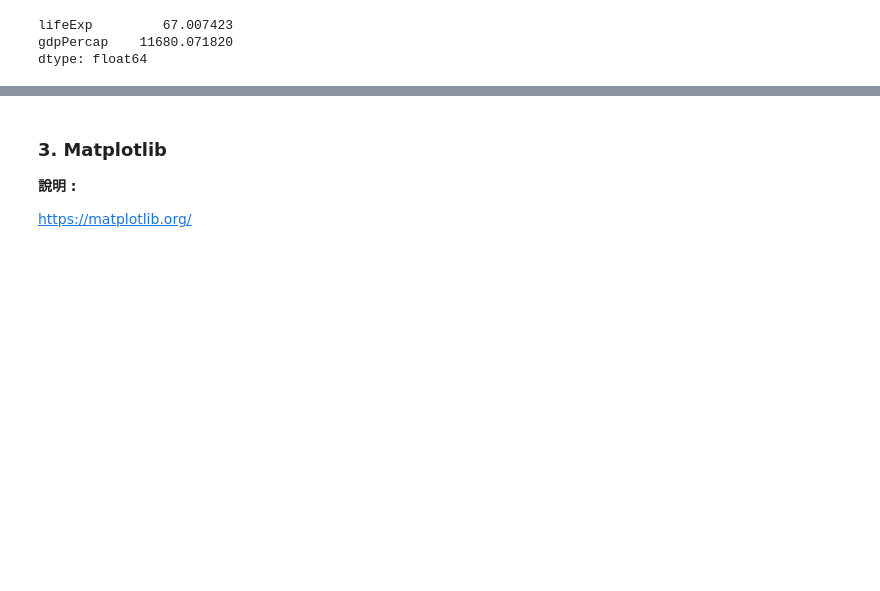
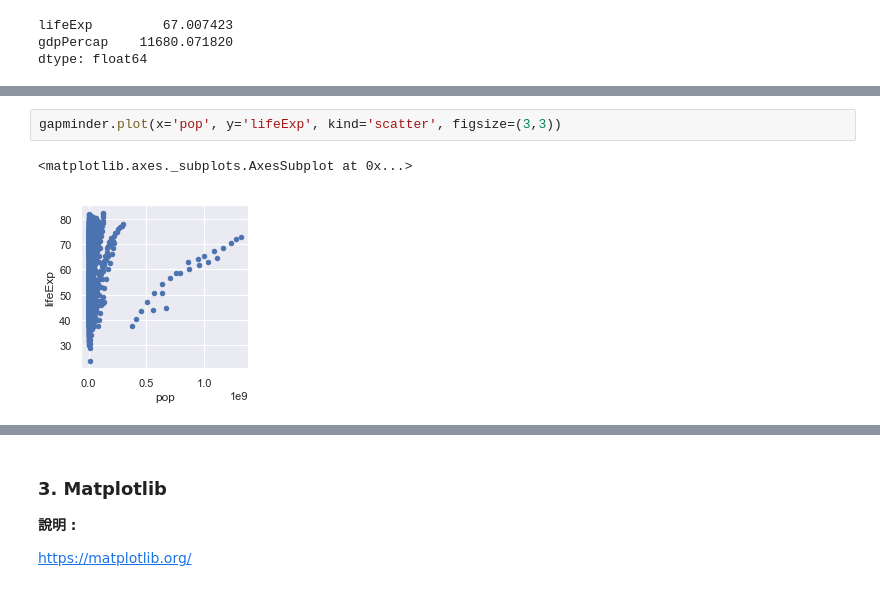
Before and after one commit to cylin1123/python123, a Jupyter notebook: DataAnalysis.ipynb, the cells around one changed output, grey strips where cells are left out. Cells and saved outputs as stored; diff of their text form; blank space fills up the shorter version.

```diff
--- a/DataAnalysis.ipynb
+++ b/DataAnalysis.ipynb
@@ -493,0 +658,5 @@ dtype: float64
+# %%
+gapminder.plot(x='pop', y='lifeExp', kind='scatter', figsize=(3,3))
+# %% [output]
+<matplotlib.axes._subplots.AxesSubplot at 0x...>
+[figure, added]
```
Also changed, not shown: parts of 51 cells of this notebook.
